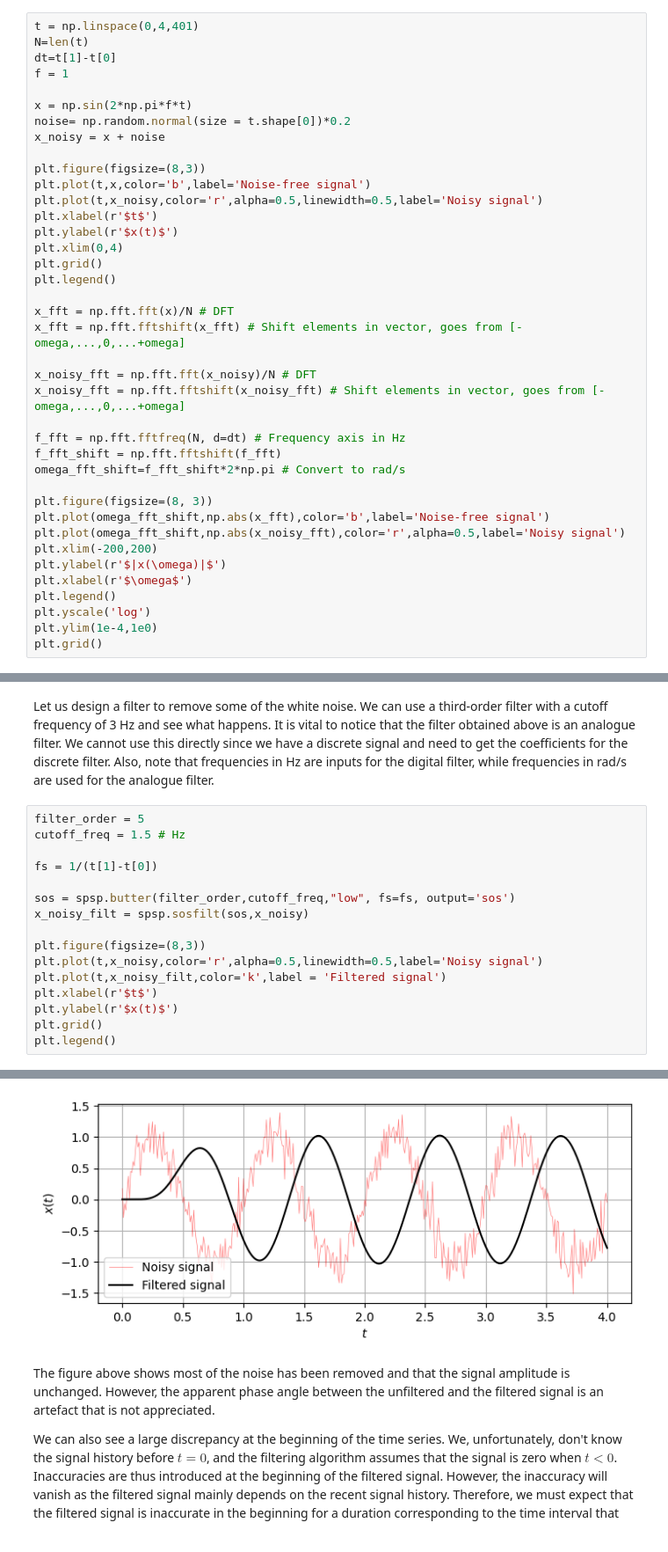
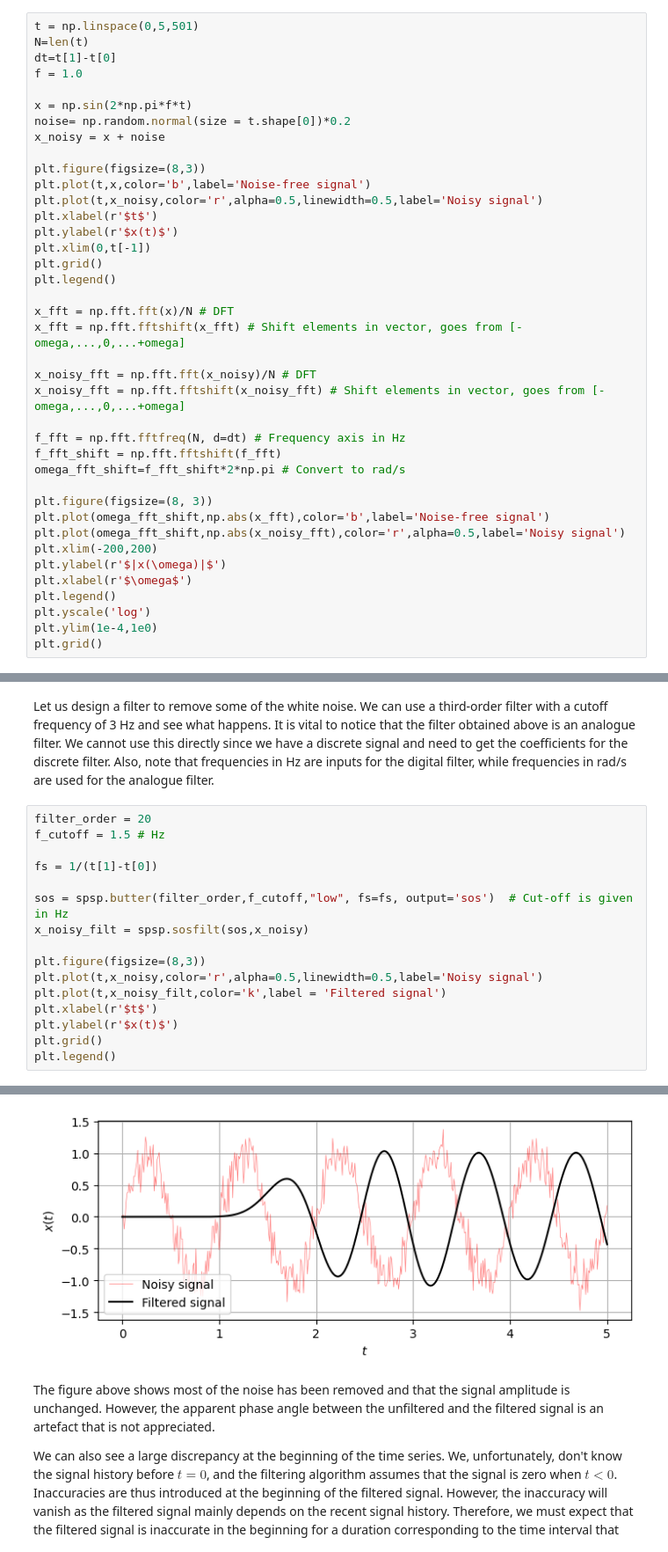
Before and after one commit to oiseth/TKT4108StructuralDynamics2, a Jupyter notebook: python/jupyterNotebooks/Example 8_2 Low-pass filtering of signals.ipynb, the cells around one changed output, grey strips where cells are left out. Shown at 88% size. Saved outputs shown, nothing was run; the diff lists cells and outputs as text.

```diff
--- a/python/jupyterNotebooks/Example 8_2 Low-pass filtering of signals.ipynb
+++ b/python/jupyterNotebooks/Example 8_2 Low-pass filtering of signals.ipynb
@@ -175,10 +175,10 @@ We see that the obtained frequency response functions correspond perfectly to th
 
 ## Filtering of a harmonic signal with noise
 # %%
-t = np.linspace(0,4,401)
+t = np.linspace(0,5,501)
 N=len(t)
 dt=t[1]-t[0]
-f = 1
+f = 1.0
 
 x = np.sin(2*np.pi*f*t)
 noise= np.random.normal(size = t.shape[0])*0.2
@@ -189,7 +189,7 @@ plt.plot(t,x,color='b',label='Noise-free signal')
 plt.plot(t,x_noisy,color='r',alpha=0.5,linewidth=0.5,label='Noisy signal')
 plt.xlabel(r'$t$')
 plt.ylabel(r'$x(t)$')
-plt.xlim(0,4)
+plt.xlim(0,t[-1])
 plt.grid()
 plt.legend()
 
@@ -219,24 +219,24 @@ plt.grid()
 # %% [markdown]
 Let us design a filter to remove some of the white noise. We can use a third-order filter with a cutoff frequency of 3 Hz and see what happens. It is vital to notice that the filter obtained above is an analogue filter. We cannot use this directly since we have a discrete signal and need to get the coefficients for the discrete filter. Also, note that frequencies in Hz are inputs for the digital filter, while frequencies in rad/s are used for the analogue filter.
 # %%
-filter_order = 5
-cutoff_freq = 1.5 # Hz
+filter_order = 20
+f_cutoff = 1.5 # Hz
 
 fs = 1/(t[1]-t[0])
 
-sos = spsp.butter(filter_order,cutoff_freq,"low", fs=fs, output='sos')
+sos = spsp.butter(filter_order,f_cutoff,"low", fs=fs, output='sos')  # Cut-off is given in Hz
 x_noisy_filt = spsp.sosfilt(sos,x_noisy)
 
 plt.figure(figsize=(8,3))
 plt.plot(t,x_noisy,color='r',alpha=0.5,linewidth=0.5,label='Noisy signal')
 plt.plot(t,x_noisy_filt,color='k',label = 'Filtered signal')
 plt.xlabel(r'$t$')
 plt.ylabel(r'$x(t)$')
 plt.grid()
 plt.legend()
 # %% [output]
 <matplotlib.legend.Legend at 0x...>
-[figure, old version]
+[figure, new version]
 # %% [markdown]
 The figure above shows most of the noise has been removed and that the signal amplitude is unchanged. However, the apparent phase angle between the unfiltered and the filtered signal is an artefact that is not appreciated.
 
```
Also changed, not shown: parts of 4 cells of this notebook.
